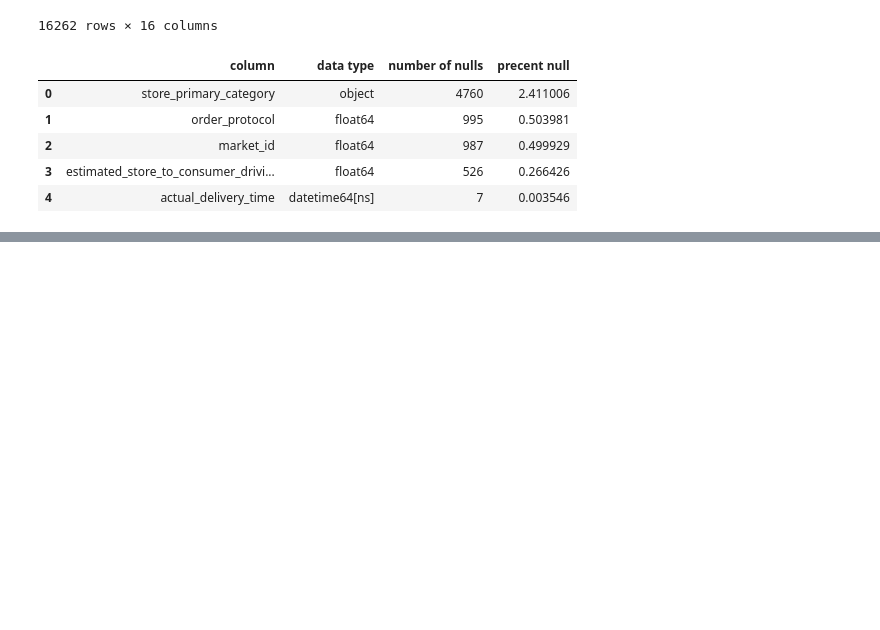
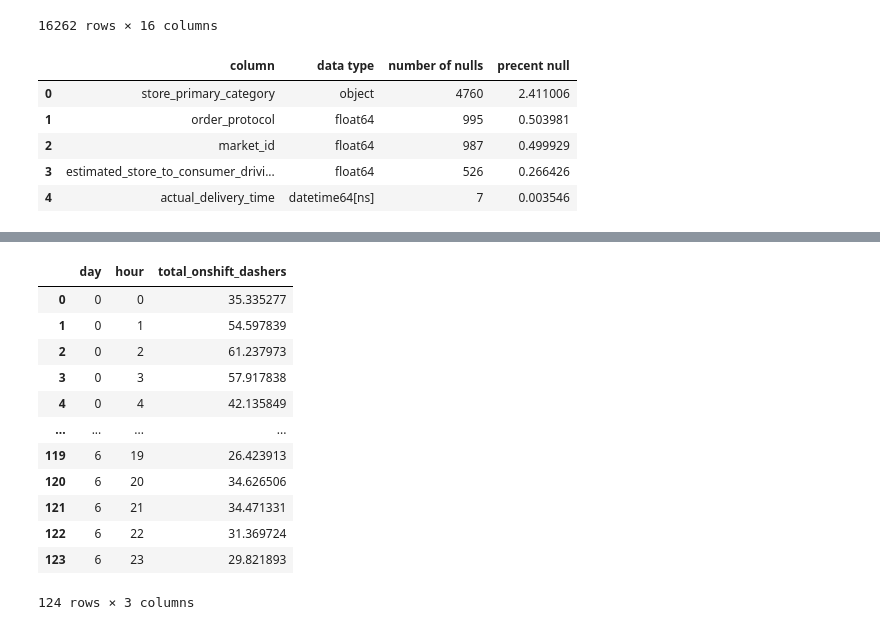
Before and after one commit to meg-williams/Delivery-Duration-Prediction, a Jupyter notebook: delivery_duration.ipynb, the cells around one changed output, grey strips where cells are left out. Cells and saved outputs as stored; diff of their text form; code cells hidden in the pictures; blank space fills up the shorter version.

```diff
--- a/delivery_duration.ipynb
+++ b/delivery_duration.ipynb
@@ -124,0 +158,2 @@ df['store_primary_category'] = df['store_id'].map(category_mode)
+# %%
+df['actual_duration'] = (df['actual_delivery_time'] - df['created_at']).dt.total_seconds()
@@ -124,0 +179,16 @@ df['store_primary_category'] = df['store_id'].map(category_mode)
+# %%
+df.groupby(['day', 'hour'])['total_onshift_dashers'].mean().reset_index()
+# %% [output]
+|  | day | hour | total_onshift_dashers |
+| 0 | 0 | 0 | 35.335277 |
+| 1 | 0 | 1 | 54.597839 |
+| 2 | 0 | 2 | 61.237973 |
+| 3 | 0 | 3 | 57.917838 |
+| 4 | 0 | 4 | 42.135849 |
+| ... | ... | ... | ... |
+| 119 | 6 | 19 | 26.423913 |
+| 120 | 6 | 20 | 34.626506 |
+| 121 | 6 | 21 | 34.471331 |
+| 122 | 6 | 22 | 31.369724 |
+| 123 | 6 | 23 | 29.821893 |
+124 rows × 3 columns
```
Also changed, not shown: parts of 14 cells of this notebook.
